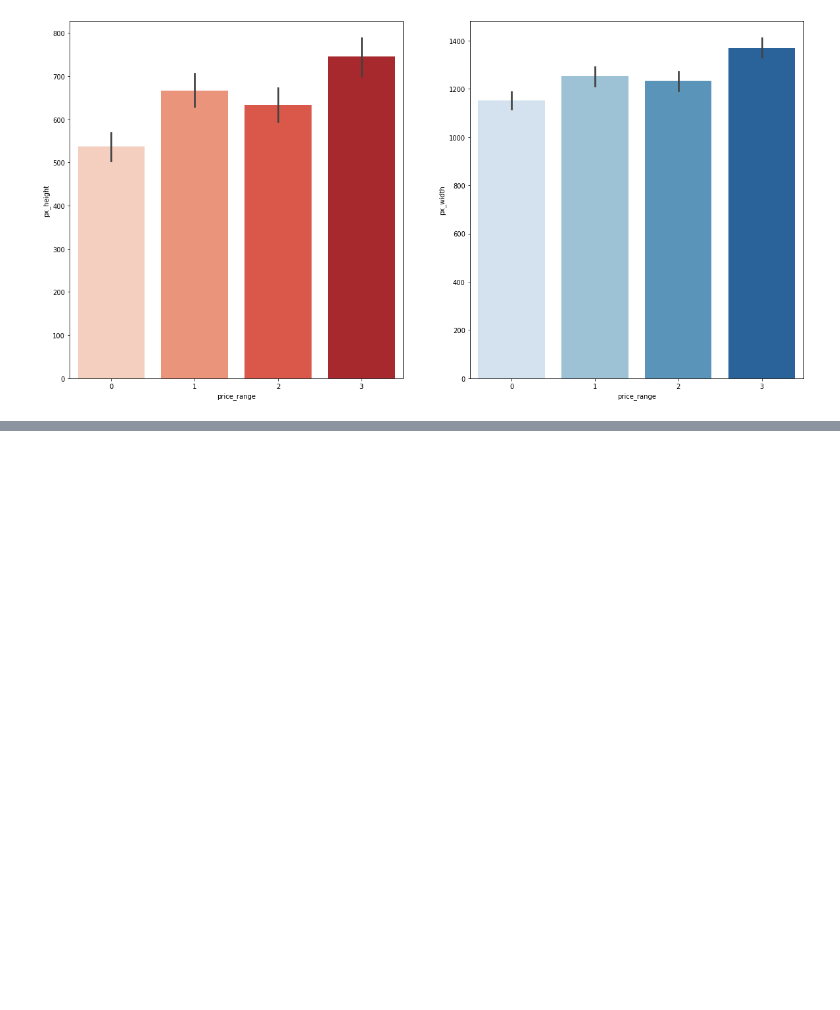
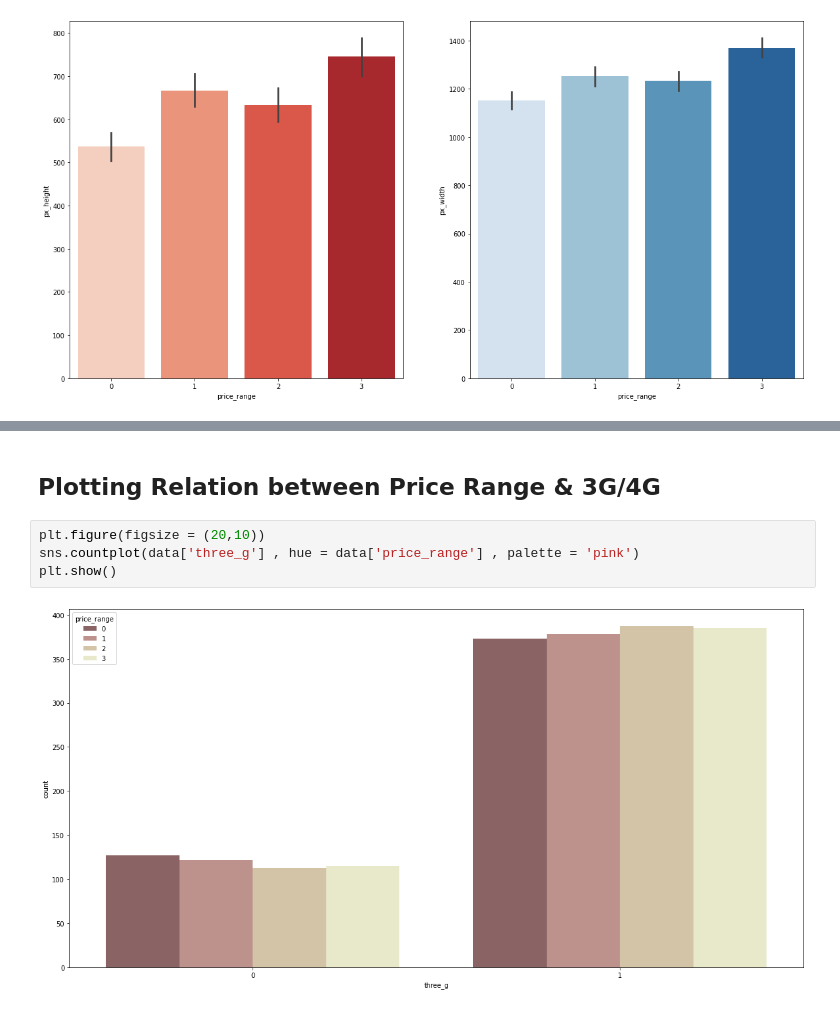
Before and after one commit to sidds4474/Mobile-Price-Range-Classification-ML, a Jupyter notebook: Mobile_Price_Range_Classification_Capstone_Project.ipynb, the cells around one changed output, grey strips where cells are left out. Drawn from its saved outputs; the diff is of its cells as text; blank space fills up the shorter version.

```diff
--- a/Mobile_Price_Range_Classification_Capstone_Project.ipynb
+++ b/Mobile_Price_Range_Classification_Capstone_Project.ipynb
@@ -188,0 +197,8 @@ plt.show()
+# %% [markdown]
+## Plotting Relation between Price Range & 3G/4G
+# %%
+plt.figure(figsize = (20,10))
+sns.countplot(data['three_g'] , hue = data['price_range'] , palette = 'pink')
+plt.show()
+# %% [output]
+[figure, added]
```
Also changed, not shown: parts of 5 cells of this notebook.
